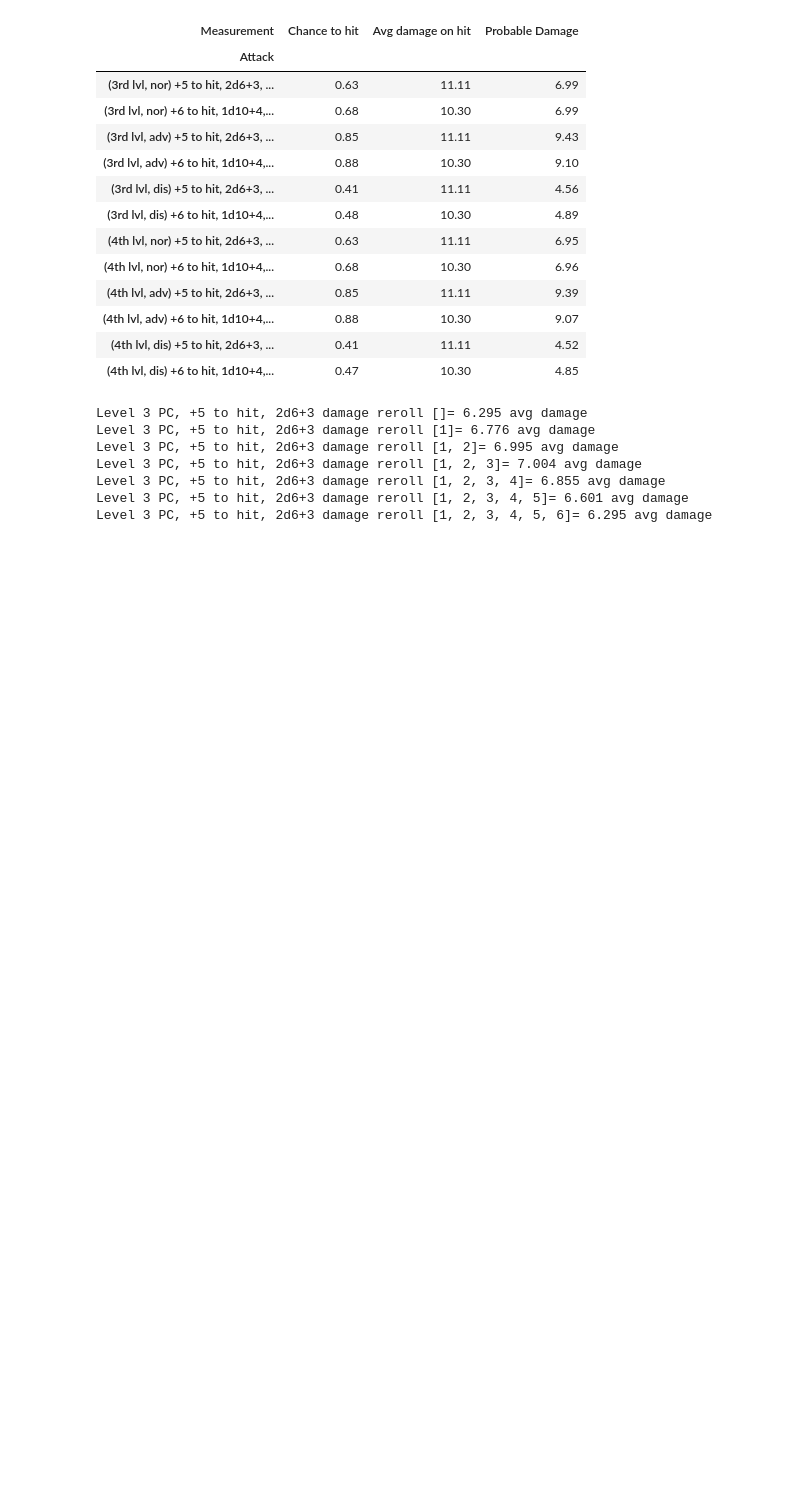
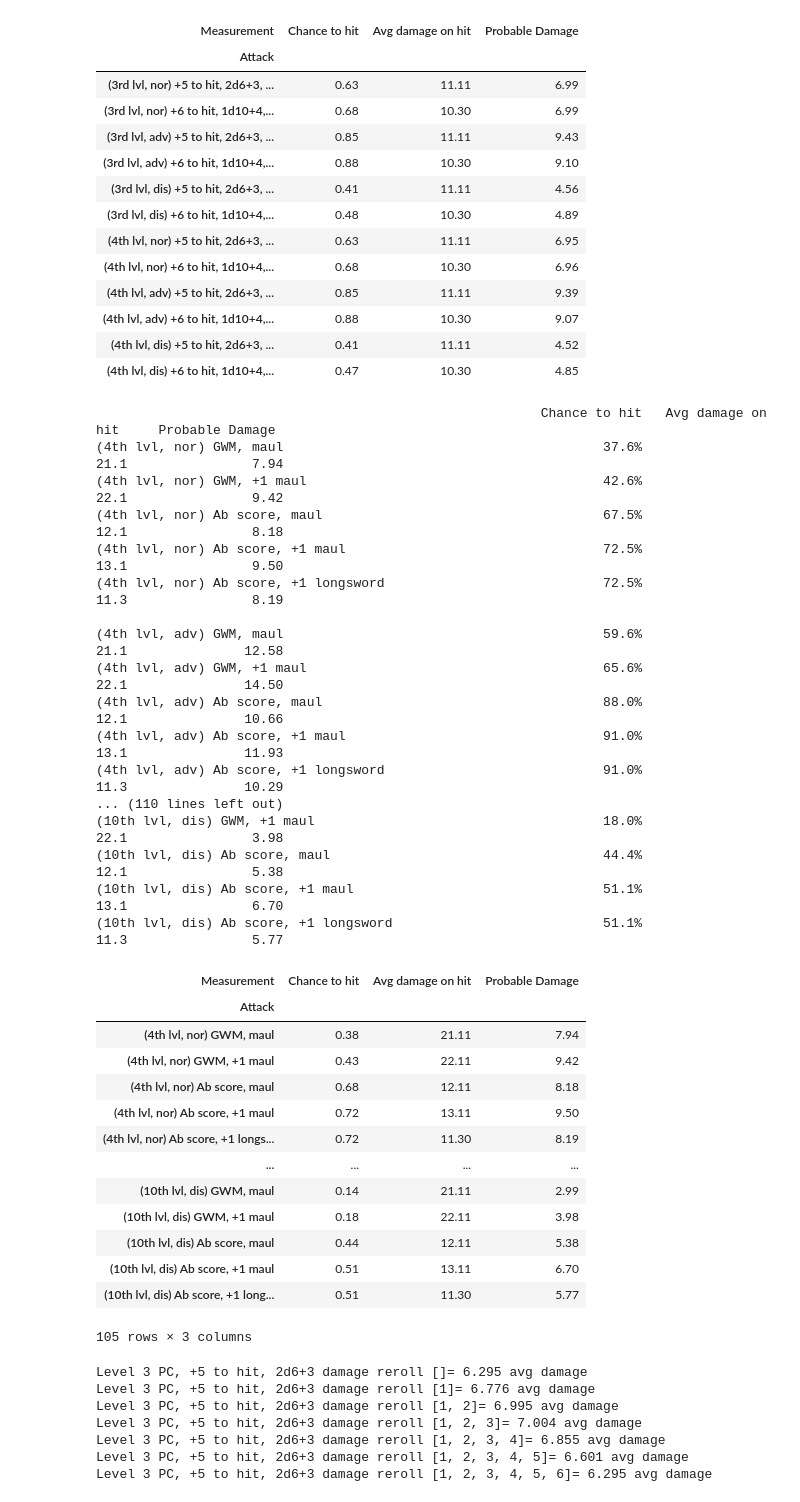
Before and after one commit to dyoung418/dnd_stats, a Jupyter notebook: dnd_dice_calcs.ipynb, the cells around one changed output. Drawn from its saved outputs; the diff is of its cells as text; code cells hidden in the pictures; blank space fills up the shorter version.

```diff
--- a/dnd_dice_calcs.ipynb
+++ b/dnd_dice_calcs.ipynb
@@ -461,8 +489,2 @@ mod     1     2     3     4     5     6     7     8     9     10    11    12
 # %% [markdown]
 ## Attack Comparison
-# %%
-index = ['Firefox', 'Chrome', 'Safari', 'IE10', 'Konqueror']
-df = pd.DataFrame({'http_status': [200, 200, 404, 404, 301],
-                  'response_time': [0.04, 0.02, 0.07, 0.08, 1.0]},
-                  index=index)
-df
@@ -476,3 +490,0 @@ df
-# %%
-df.index = ['huey', 'lewis', 'sam', 'hank', 0]
-df
@@ -579,6 +613,46 @@ compare_attacks([{'mod':5,'dmg_die':6,'dmg_n':2,'dmg_adder':3, 'dmg_reroll_nums'
 | (4th lvl, adv) +6 to hit, 1d10+4,... | 0.88 | 10.30 | 9.07 |
 | (4th lvl, dis) +5 to hit, 2d6+3, ... | 0.41 | 11.11 | 4.52 |
 | (4th lvl, dis) +6 to hit, 1d10+4,... | 0.47 | 10.30 | 4.85 |
+# %%
+compare_attacks([
+                {'abil_mod':3, 'other_atk_mod':-5, 'other_dmg_mod':10, 'dmg_die':6,'dmg_n':2, 'dmg_reroll_nums':[1,2], 'label':'GWM, maul'},
+                {'abil_mod':3, 'other_atk_mod':1-5, 'other_dmg_mod':1+10, 'dmg_die':6,'dmg_n':2, 'dmg_reroll_nums':[1,2], 'label':'GWM, +1 maul'},
+                {'abil_mod':4, 'other_atk_mod':0, 'other_dmg_mod':0, 'dmg_die':6,'dmg_n':2, 'dmg_reroll_nums':[1,2], 'label':'Ab score, maul'},
+                {'abil_mod':4, 'other_atk_mod':1, 'other_dmg_mod':1, 'dmg_die':6,'dmg_n':2, 'dmg_reroll_nums':[1,2], 'label':'Ab score, +1 maul'},
+                {'abil_mod':4, 'other_atk_mod':1, 'other_dmg_mod':1, 'dmg_die':10,'dmg_n':1, 'dmg_reroll_nums':[1,2], 'label':'Ab score, +1 longsword'}],
+                pc_lvls=[4,5,6,7,8,9,10])
+# %% [output]
+                                                         Chance to hit   Avg damage on hit     Probable Damage
+(4th lvl, nor) GWM, maul                                         37.6%                21.1                7.94
+(4th lvl, nor) GWM, +1 maul                                      42.6%                22.1                9.42
+(4th lvl, nor) Ab score, maul                                    67.5%                12.1                8.18
+(4th lvl, nor) Ab score, +1 maul                                 72.5%                13.1                9.50
+(4th lvl, nor) Ab score, +1 longsword                            72.5%                11.3                8.19
+
+(4th lvl, adv) GWM, maul                                         59.6%                21.1               12.58
+(4th lvl, adv) GWM, +1 maul                                      65.6%                22.1               14.50
+(4th lvl, adv) Ab score, maul                                    88.0%                12.1               10.66
+(4th lvl, adv) Ab score, +1 maul                                 91.0%                13.1               11.93
+(4th lvl, adv) Ab score, +1 longsword                            91.0%                11.3               10.29
+... (110 lines left out)
+(10th lvl, dis) GWM, +1 maul                                     18.0%                22.1                3.98
+(10th lvl, dis) Ab score, maul                                   44.4%                12.1                5.38
+(10th lvl, dis) Ab score, +1 maul                                51.1%                13.1                6.70
+(10th lvl, dis) Ab score, +1 longsword                           51.1%                11.3                5.77
+| Measurement | Chance to hit | Avg damage on hit | Probable Damage |
+| Attack |  |  |  |
+| (4th lvl, nor) GWM, maul | 0.38 | 21.11 | 7.94 |
+| (4th lvl, nor) GWM, +1 maul | 0.43 | 22.11 | 9.42 |
+| (4th lvl, nor) Ab score, maul | 0.68 | 12.11 | 8.18 |
+| (4th lvl, nor) Ab score, +1 maul | 0.72 | 13.11 | 9.50 |
+| (4th lvl, nor) Ab score, +1 longs... | 0.72 | 11.30 | 8.19 |
+| ... | ... | ... | ... |
+| (10th lvl, dis) GWM, maul | 0.14 | 21.11 | 2.99 |
+| (10th lvl, dis) GWM, +1 maul | 0.18 | 22.11 | 3.98 |
+| (10th lvl, dis) Ab score, maul | 0.44 | 12.11 | 5.38 |
+| (10th lvl, dis) Ab score, +1 maul | 0.51 | 13.11 | 6.70 |
+| (10th lvl, dis) Ab score, +1 long... | 0.51 | 11.30 | 5.77 |
+105 rows × 3 columns
 # %%
 for rr_list in [[],[1],[1,2],[1,2,3],[1,2,3,4],[1,2,3,4,5],[1,2,3,4,5,6]]:
     print("Level 3 PC, +5 to hit, 2d6+3 damage reroll {}= {:0.4} avg damage".format(rr_list,probable_damage(mod=5,
```
Also changed, not shown: parts of 5 cells of this notebook.
